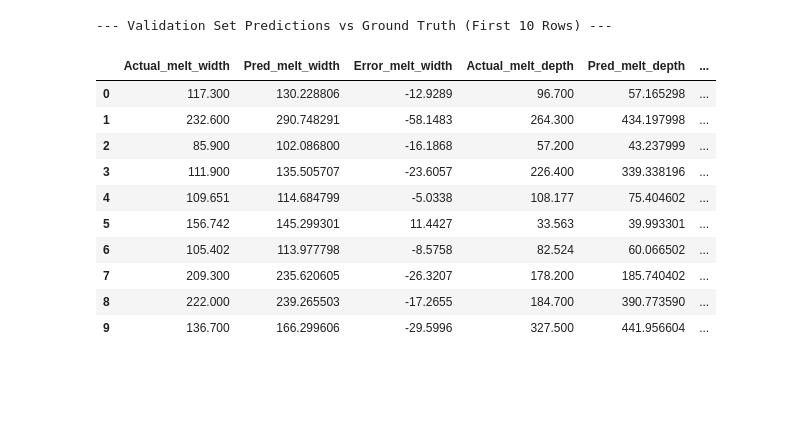
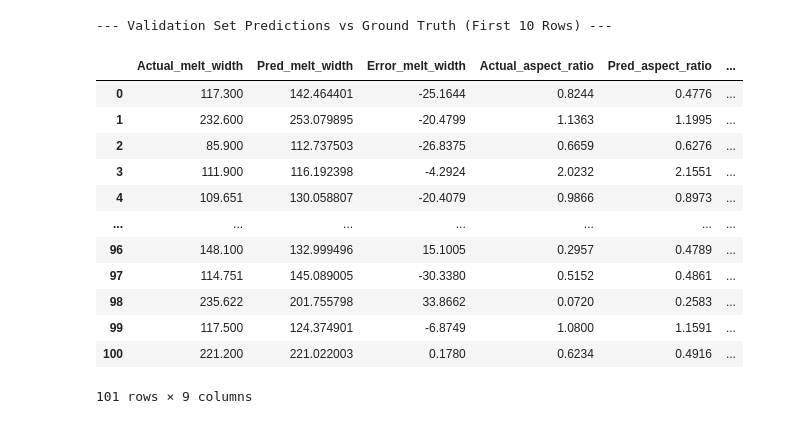
Before and after one commit to kth-0121/aero-twin-agent, a Jupyter notebook: model/LoopedTransformer/L_T.ipynb, the cells around one changed output. Drawn from its saved outputs; the diff is of its cells as text; code cells hidden in the pictures; blank space fills up the shorter version.

Commit message:
L/T Model V1 릴리즈

```diff
--- a/model/LoopedTransformer/L_T.ipynb
+++ b/model/LoopedTransformer/L_T.ipynb
@@ -266,6 +328,7 @@ from torch import nn
 class LoopOutput:
     predictions: list[torch.Tensor]
     feedbacks: list[torch.Tensor]
+    confidences: list[torch.Tensor | None] | None = None
 
 
 class FeatureTokenizer(nn.Module):
@@ -288,12 +351,24 @@ class FeatureTokenizer(nn.Module):
         tokens = self.scalar_projection(x.unsqueeze(-1))
         return tokens + self.feature_embedding.unsqueeze(0)
 
+def make_encoder(d_model: int, n_heads: int, n_layers: int, dropout: float):
+    layer = nn.TransformerEncoderLayer(
+        d_model=d_model,
+        nhead=n_heads,
+        dim_feedforward=4 * d_model,
+        dropout=dropout,
+        activation="gelu",
+        batch_first=True,
+        norm_first=True,
+    )
+    return nn.TransformerEncoder(layer, num_layers=n_layers)
+
 
 class LoopedTransformer(nn.Module): # L/T Main
 
     def __init__(
         self,
-        n_features: int = 4,
+        n_features: int = 5,
         state_dim: int = 3,
         feedback_dim: int = 3,
         d_model: int = 64,
@@ -320,7 +395,7 @@ class LoopedTransformer(nn.Module): # L/T Main
             batch_first=True,
             norm_first=True,
         )
-        self.transformer = nn.TransformerEncoder(encoder_layer, num_layers=n_layers)
+        self.transformer = make_encoder(d_model, n_heads, n_layers, dropout)
 
         self.state_head = nn.Sequential(
             nn.LayerNorm(d_model),
@@ -354,6 +429,7 @@ class LoopedTransformer(nn.Module): # L/T Main
 
         predictions = []
         feedbacks = []
+        confidences = []
 
         for _ in range(steps):
             tokens = torch.cat([process_tokens, state], dim=1)
@@ -365,18 +441,23 @@ class LoopedTransformer(nn.Module): # L/T Main
 
             if physics_evaluator is None:
                 feedback = torch.zeros_like(prediction)
+                confidence = None
             else:
                 result = physics_evaluator.evaluate(x, prediction)
                 feedback = result.residual
+                confidence = result.confidence
 
             feedbacks.append(feedback)
+            confidences.append(confidence)
 
             feedback_hidden = self.feedback_encoder(feedback)
-            state = state + self.state_update(
+            # 주요 수정 사항.
+            PHYSICS_FEEDBACK_SCALE = 0.25
+            state = state + PHYSICS_FEEDBACK_SCALE * (self.state_update(
                 torch.cat([state_hidden, feedback_hidden], dim=-1)
-            ).unsqueeze(1)
+            )).unsqueeze(1)
 
-        return LoopOutput(predictions=predictions, feedbacks=feedbacks)
+        return LoopOutput(predictions=predictions, feedbacks=feedbacks, confidences=confidences)
 
 
 class StateMLP(nn.Module):
@@ -631,44 +676,46 @@ scaler_x = checkpoint["x_scaler"]
 scaler_y = checkpoint["y_scaler"]
 
 # 3. 모델 초기화 및 가중치 적용
-model = LoopedTransformer(loop_steps=3)
+model = LoopedTransformer(n_features=len(FEATURES), loop_steps=3)
 model.load_state_dict(checkpoint["model"])
 model.eval()
 
 # 4. 검증 데이터 준비
 # 수동으로 스케일링된 x 텐서 생성
 x_scaled = scaler_x.transform(val_df[FEATURES]).astype(np.float32)
 x_tensor = torch.from_numpy(x_scaled)
 
 # 5. 예측 수행
 with torch.no_grad():
     output = model(x_tensor)
     # LoopedTransformer의 최종 루프 스텝(index: -1) 예측값 선택
     final_predictions_scaled = output.predictions[-1].numpy()
 
 # 6. 역변환 (Inverse Transform)을 통한 원래 스케일 복원
 final_predictions = scaler_y.inverse_transform(final_predictions_scaled)
 
 # 7. 실제값과 예측값 비교용 DataFrame 생성
 comparison_df = pd.DataFrame()
 for i, target_col in enumerate(TARGETS):
     comparison_df[f"Actual_{target_col}"] = val_df[target_col]
     comparison_df[f"Pred_{target_col}"] = final_predictions[:, i]
     comparison_df[f"Error_{target_col}"] = comparison_df[f"Actual_{target_col}"] - comparison_df[f"Pred_{target_col}"]
 
 # 상위 10개 결과 출력
 print("--- Validation Set Predictions vs Ground Truth (First 10 Rows) ---")
-display(comparison_df.head(10).round(4))
+display(comparison_df.round(4))
 # %% [output]
 --- Validation Set Predictions vs Ground Truth (First 10 Rows) ---
-|  | Actual_melt_width | Pred_melt_width | Error_melt_width | Actual_melt_depth | Pred_melt_depth | ... |
-| 0 | 117.300 | 130.228806 | -12.9289 | 96.700 | 57.165298 | ... |
-| 1 | 232.600 | 290.748291 | -58.1483 | 264.300 | 434.197998 | ... |
-| 2 | 85.900 | 102.086800 | -16.1868 | 57.200 | 43.237999 | ... |
-| 3 | 111.900 | 135.505707 | -23.6057 | 226.400 | 339.338196 | ... |
-| 4 | 109.651 | 114.684799 | -5.0338 | 108.177 | 75.404602 | ... |
-| 5 | 156.742 | 145.299301 | 11.4427 | 33.563 | 39.993301 | ... |
-| 6 | 105.402 | 113.977798 | -8.5758 | 82.524 | 60.066502 | ... |
-| 7 | 209.300 | 235.620605 | -26.3207 | 178.200 | 185.740402 | ... |
-| 8 | 222.000 | 239.265503 | -17.2655 | 184.700 | 390.773590 | ... |
-| 9 | 136.700 | 166.299606 | -29.5996 | 327.500 | 441.956604 | ... |
+|  | Actual_melt_width | Pred_melt_width | Error_melt_width | Actual_aspect_ratio | Pred_aspect_ratio | ... |
+| 0 | 117.300 | 142.464401 | -25.1644 | 0.8244 | 0.4776 | ... |
+| 1 | 232.600 | 253.079895 | -20.4799 | 1.1363 | 1.1995 | ... |
+| 2 | 85.900 | 112.737503 | -26.8375 | 0.6659 | 0.6276 | ... |
+| 3 | 111.900 | 116.192398 | -4.2924 | 2.0232 | 2.1551 | ... |
+| 4 | 109.651 | 130.058807 | -20.4079 | 0.9866 | 0.8973 | ... |
+| ... | ... | ... | ... | ... | ... | ... |
+| 96 | 148.100 | 132.999496 | 15.1005 | 0.2957 | 0.4789 | ... |
+| 97 | 114.751 | 145.089005 | -30.3380 | 0.5152 | 0.4861 | ... |
+| 98 | 235.622 | 201.755798 | 33.8662 | 0.0720 | 0.2583 | ... |
+| 99 | 117.500 | 124.374901 | -6.8749 | 1.0800 | 1.1591 | ... |
+| 100 | 221.200 | 221.022003 | 0.1780 | 0.6234 | 0.4916 | ... |
+101 rows × 9 columns
```
Also changed, not shown: parts of 7 cells of this notebook, 2 other files.
